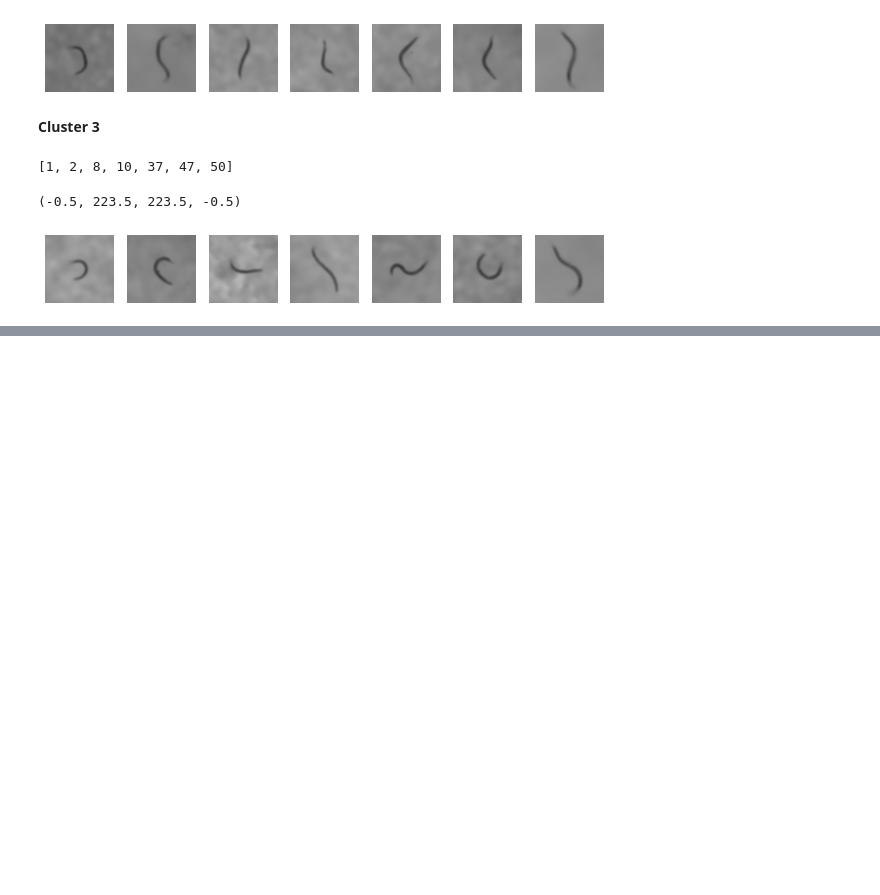
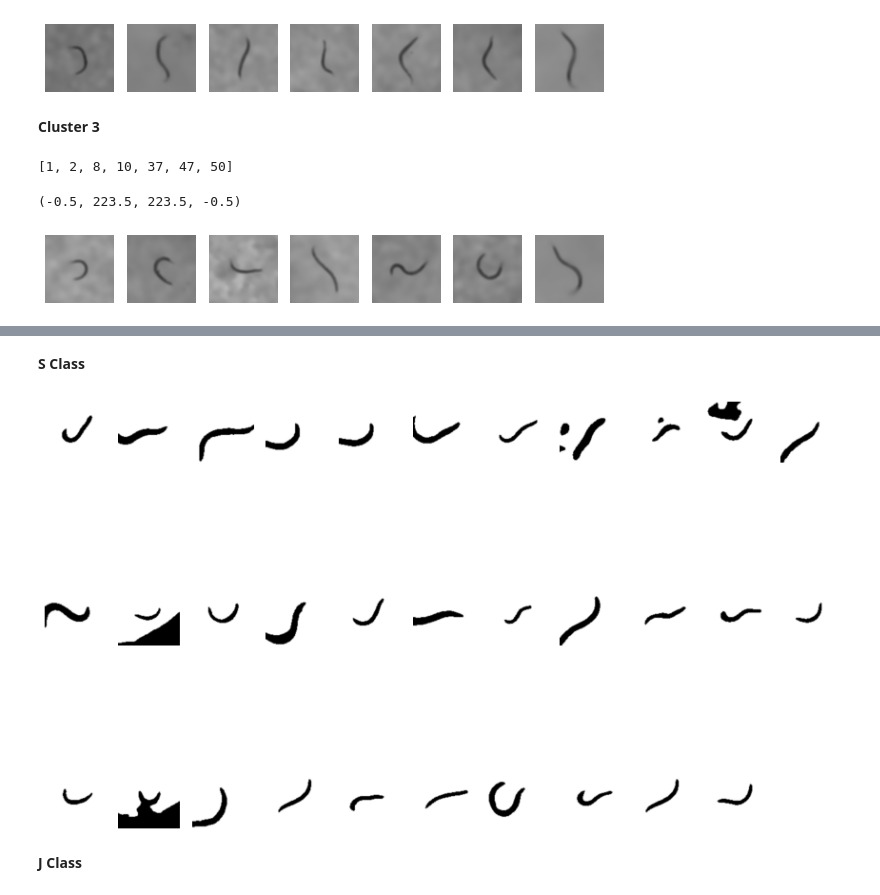
Before and after one commit to CaptainOmerica/My-Projects, a Jupyter notebook: Semi_Supervised_Clustering.ipynb, the cells around one changed output, grey strips where cells are left out. Saved outputs shown, nothing was run; the diff lists cells and outputs as text; code cells hidden in the pictures; blank space fills up the shorter version.

```diff
--- a/Semi_Supervised_Clustering.ipynb
+++ b/Semi_Supervised_Clustering.ipynb
@@ -501,0 +621,14 @@ plt.axis('off')
+# %% [markdown]
+**S Class**
+# %%
+elements=s_idx[0:32]
+# %%
+fig = plt.figure(figsize=(15, 10))
+for count,element in enumerate(elements):
+  fig.add_subplot(3, 11, count+1)
+  plt.imshow(worm_pix_normd[element])
+  plt.axis('off')
+# %% [output]
+[figure, added]
+# %% [markdown]
+**J Class**
```
Also changed, not shown: parts of 41 cells of this notebook.
